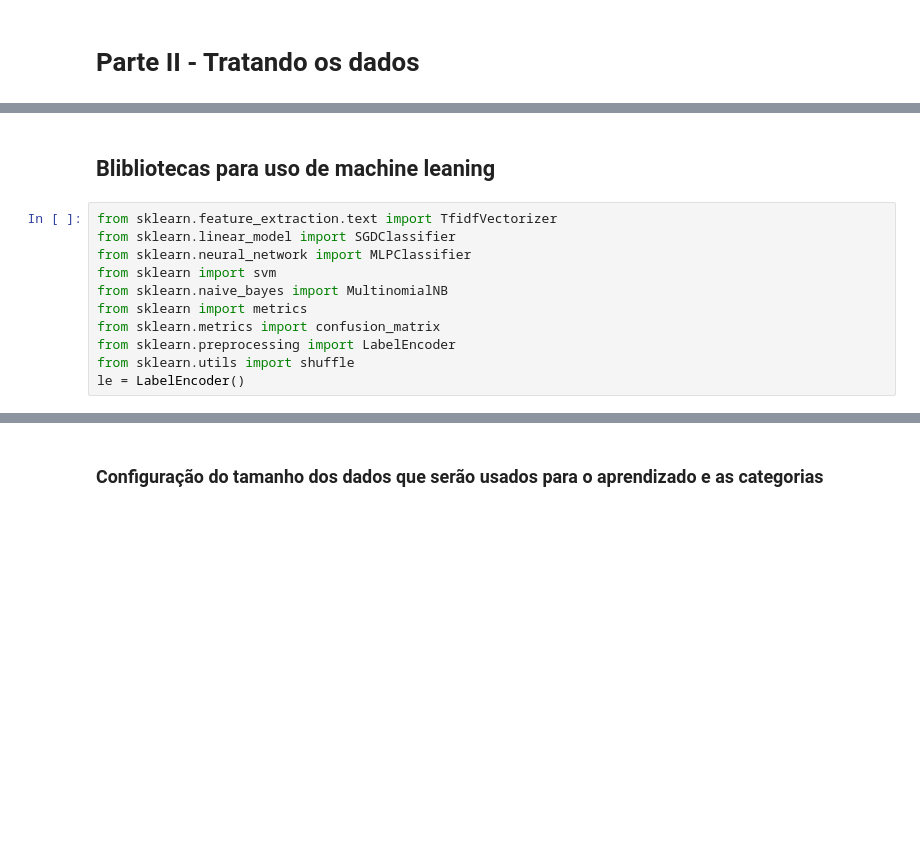
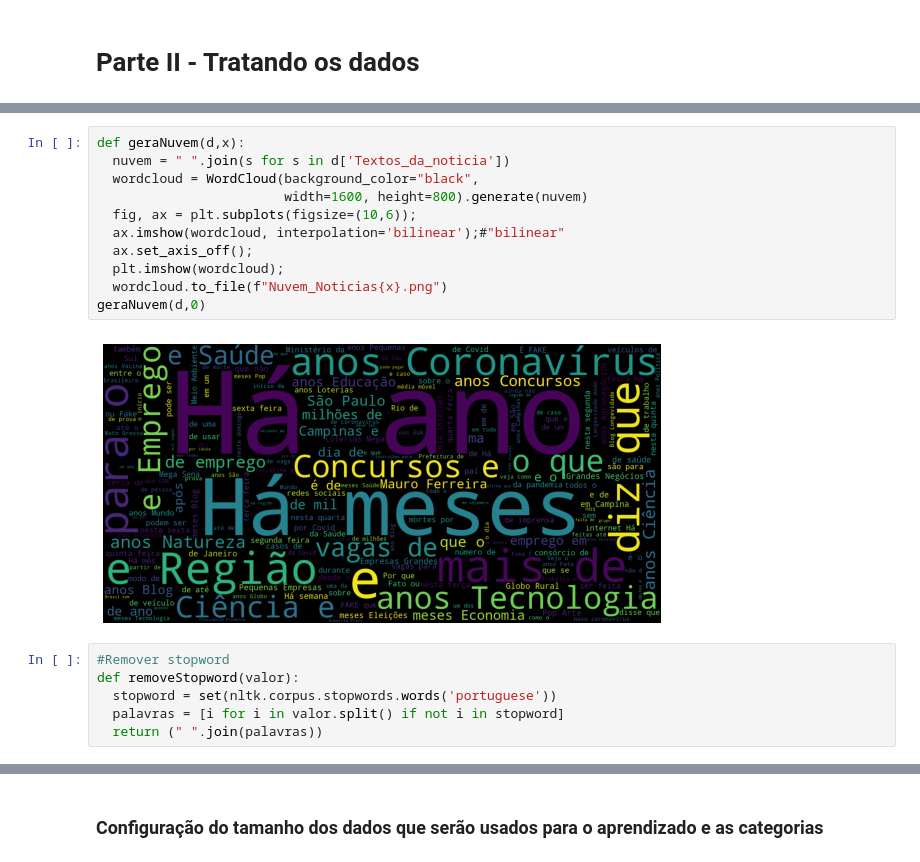
Before and after one commit to JoseHelioF/Avaliacao, a Jupyter notebook: NoticiasDataset.ipynb, the cells around one changed output, grey strips where cells are left out. Drawn from its saved outputs; the diff is of its cells as text; blank space fills up the shorter version.

```diff
--- a/NoticiasDataset.ipynb
+++ b/NoticiasDataset.ipynb
@@ -138,13 +159,19 @@ plt.tight_layout();
-# %% [markdown]
-## Blibliotecas para uso de machine leaning
-# %%
-from sklearn.feature_extraction.text import TfidfVectorizer
-from sklearn.linear_model import SGDClassifier
-from sklearn.neural_network import MLPClassifier
-from sklearn import svm
-from sklearn.naive_bayes import MultinomialNB
-from sklearn import metrics
-from sklearn.metrics import confusion_matrix
-from sklearn.preprocessing import LabelEncoder
-from sklearn.utils import shuffle
-le = LabelEncoder()
+# %%
+def geraNuvem(d,x):
+  nuvem = " ".join(s for s in d['Textos_da_noticia'])
+  wordcloud = WordCloud(background_color="black",
+                        width=1600, height=800).generate(nuvem)
+  fig, ax = plt.subplots(figsize=(10,6));
+  ax.imshow(wordcloud, interpolation='bilinear');#"bilinear"
+  ax.set_axis_off();
+  plt.imshow(wordcloud);
+  wordcloud.to_file(f"Nuvem_Noticias{x}.png")
+geraNuvem(d,0)
+# %% [output]
+[figure, added]
+# %%
+#Remover stopword
+def removeStopword(valor):
+  stopword = set(nltk.corpus.stopwords.words('portuguese'))
+  palavras = [i for i in valor.split() if not i in stopword]
+  return (" ".join(palavras))
```
Also changed, not shown: parts of 50 cells of this notebook.
